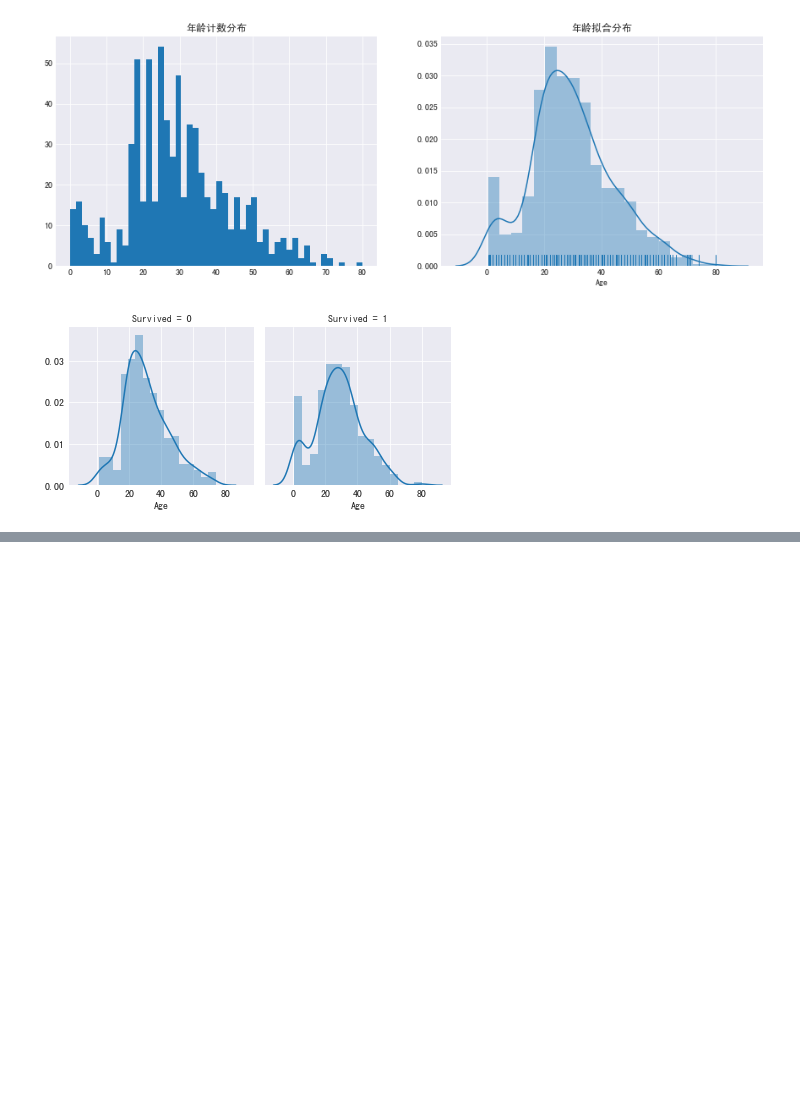
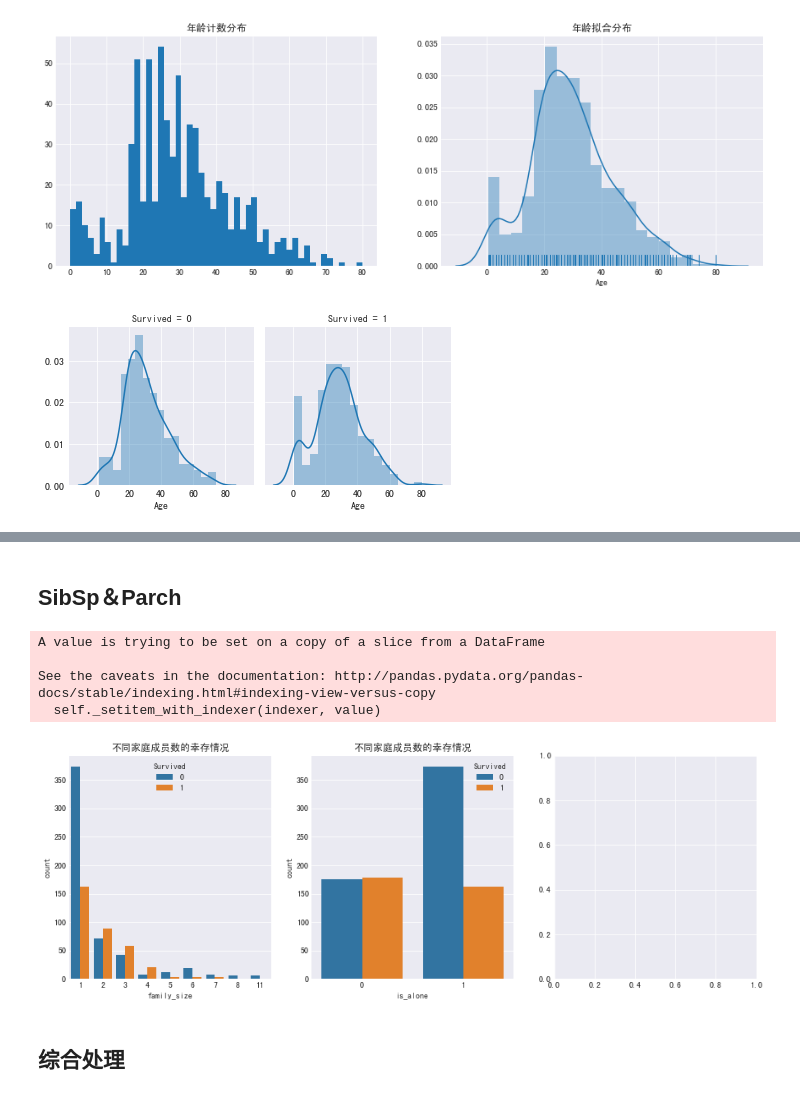
Before and after one commit to 564045408/Cousera-ML-Study, a Jupyter notebook: Kaggle/titanic/titanic_preprocessing.ipynb, the cells around one changed output, grey strips where cells are left out. Saved outputs shown, nothing was run; the diff lists cells and outputs as text; code cells hidden in the pictures; blank space fills up the shorter version.

```diff
--- a/Kaggle/titanic/titanic_preprocessing.ipynb
+++ b/Kaggle/titanic/titanic_preprocessing.ipynb
@@ -184,0 +204,21 @@ g4 = g4.set_ylabel("存活率")
+# %% [markdown]
+## SibSp＆Parch
+# %%
+# 获取家庭成员数、是否独自出行
+for df_temp in train_test_data_set:
+    df_temp['family_size'] = df_temp ['SibSp'] + df_temp['Parch'] + 1
+    df_temp['is_alone'] = 1
+    df_temp['is_alone'].loc[df_temp['family_size'] > 1] = 0
+fig, (axis1,axis2,axis3) = plt.subplots(1,3,figsize=(15,5))
+g = sns.countplot(x="family_size", hue="Survived", data=train_data, ax=axis1)
+g = g.set_title("不同家庭成员数的幸存情况")
+g2 = sns.countplot(x="is_alone", hue="Survived", data=train_data,ax=axis2)
+g2 = g2.set_title("不同家庭成员数的幸存情况")
+# %% [output]
+A value is trying to be set on a copy of a slice from a DataFrame
+
+See the caveats in the documentation: http://pandas.pydata.org/pandas-docs/stable/indexing.html#indexing-view-versus-copy
+  self._setitem_with_indexer(indexer, value)
+[figure, added]
+# %% [markdown]
+## 综合处理
```
Also changed, not shown: parts of 7 cells of this notebook.
